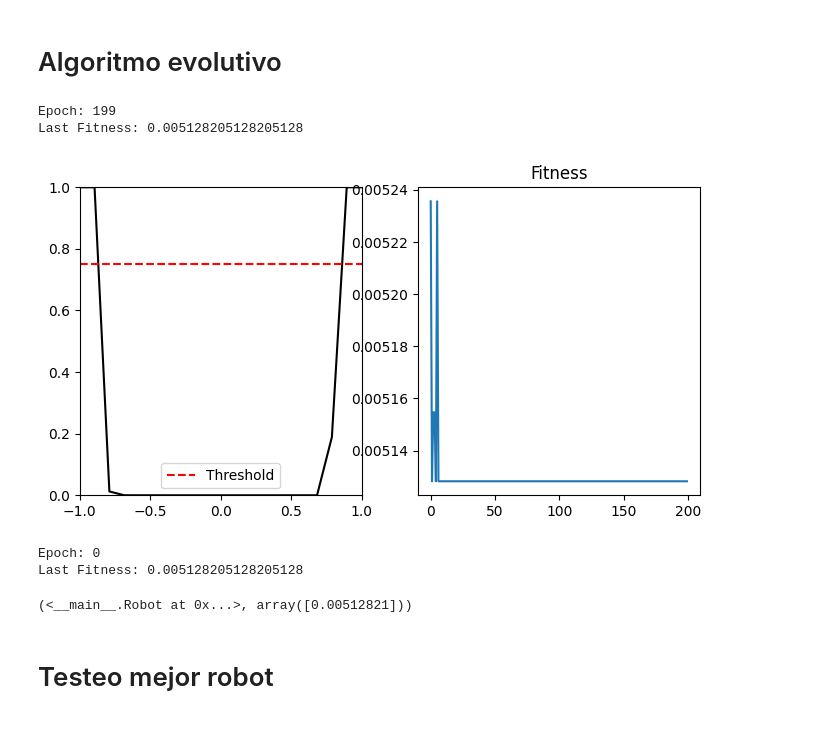
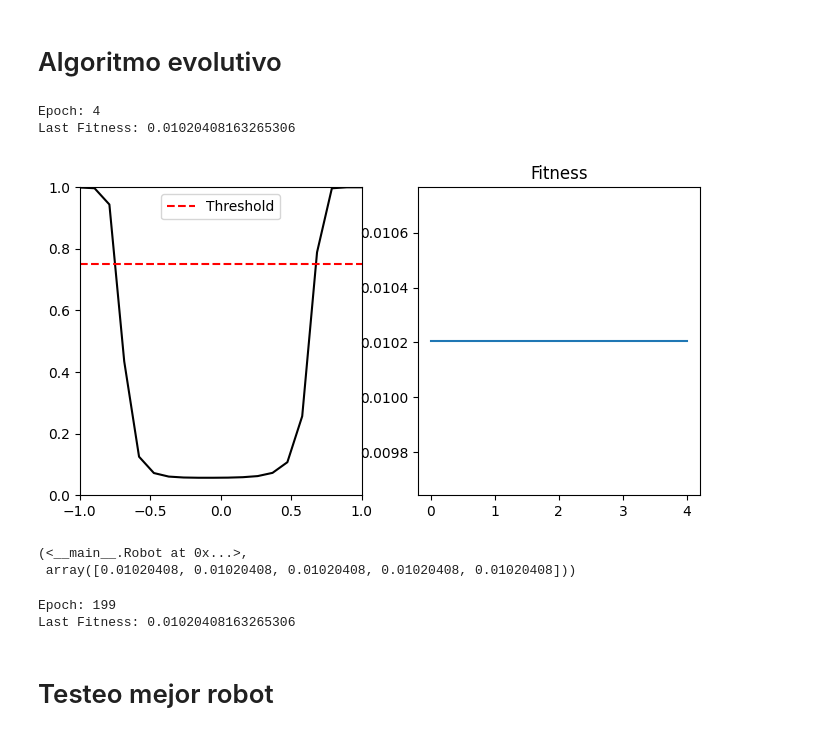
Before and after one commit to Alejandri731/MetodosI_MarianaMontoya_JoseCifuentes, a Jupyter notebook: Parcial 4/EvolutivoFinalUltimo.ipynb, the cells around one changed output. Cells and saved outputs as stored; diff of their text form; code cells hidden in the pictures.

```diff
--- a/Parcial 4/EvolutivoFinalUltimo.ipynb
+++ b/Parcial 4/EvolutivoFinalUltimo.ipynb
@@ -223,18 +223,19 @@ def Genetic(Robots, epochs = 200, Plot = True, Plottime=False):
 dt = 0.1
 t = np.arange(0.,5.,dt)
 Robots = GetRobots(200,dt)
+# %%
+Genetic(Robots,epochs=5,Plot=True,Plottime=False) # Apagar Plottime para el entrenamiento
+# %% [output]
+Epoch: 4
+Last Fitness: 0.01020408163265306
+[figure, added]
+(<__main__.Robot at 0x...>,
+ array([0.01020408, 0.01020408, 0.01020408, 0.01020408, 0.01020408]))
 # %%
-Best, FitVector = Genetic(Robots,epochs=200,Plot=True,Plottime=False) # Apagar Plottime para el entrenamiento
+Best, FitVector = Genetic(Robots,epochs=200,Plot=False,Plottime=False) # Apagar Plottime para el entrenamiento
 # %% [output]
 Epoch: 199
-Last Fitness: 0.005128205128205128
+Last Fitness: 0.01020408163265306
-[figure, removed]
-# %%
-Genetic(Robots,epochs=5,Plot=False,Plottime=True) # Apagar Plottime para el entrenamiento
-# %% [output]
-Epoch: 0
-Last Fitness: 0.005128205128205128
-(<__main__.Robot at 0x...>, array([0.00512821]))
 # %% [markdown]
 # Testeo mejor robot
 # %%
```
Also changed, not shown: parts of 3 cells of this notebook.
